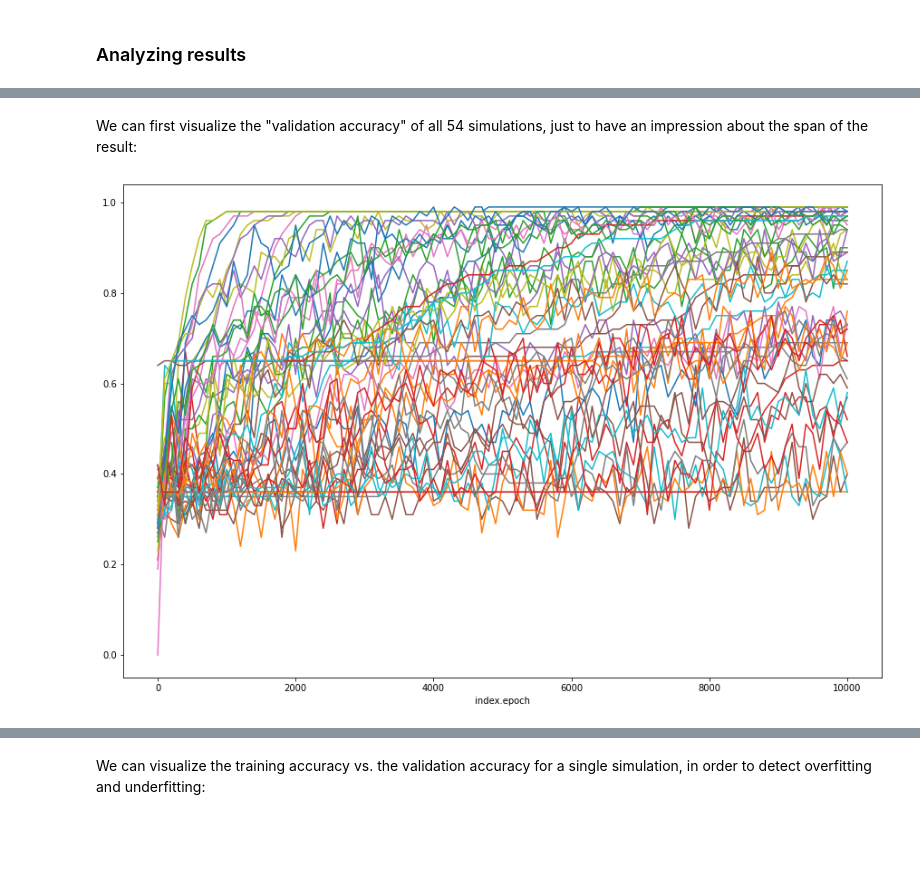
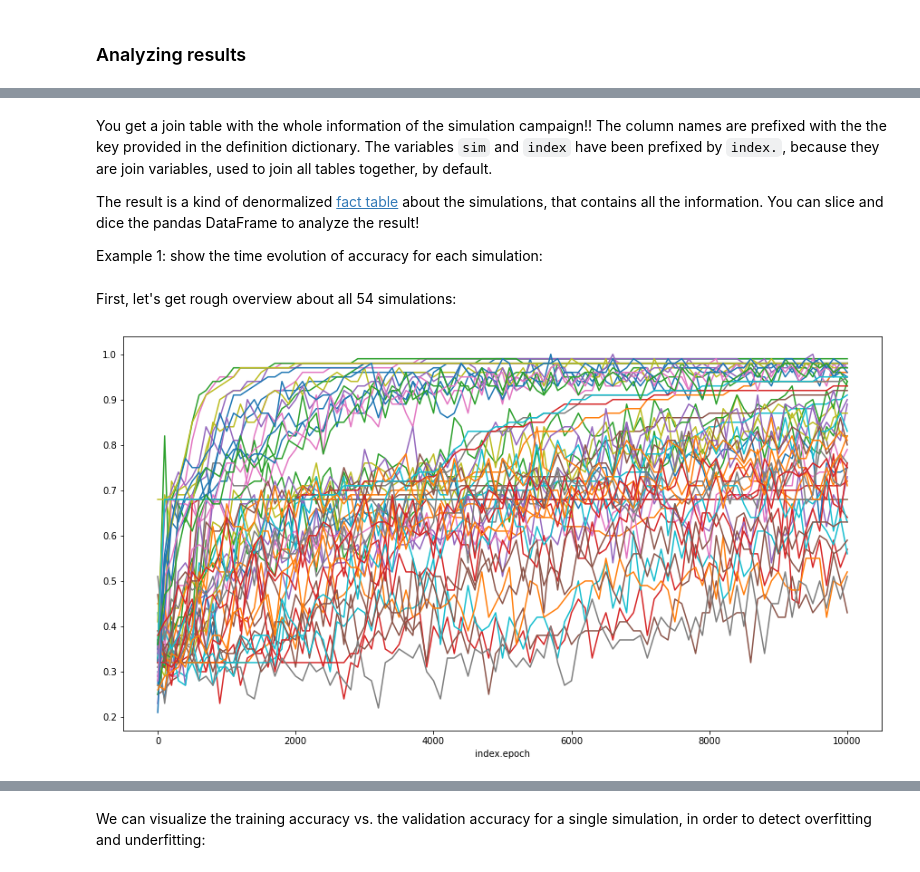
Before and after one commit to jeromerg/filoc, a Jupyter notebook: examples/example_ml.ipynb, the cells around one changed output, grey strips where cells are left out. Drawn from its saved outputs; the diff is of its cells as text; code cells hidden in the pictures; blank space fills up the shorter version.

```diff
--- a/examples/example_ml.ipynb
+++ b/examples/example_ml.ipynb
@@ -524,9 +477,15 @@ Example 1: show the time evolution of accuracy for each simulation:
-# %% [markdown]
-We can first visualize the "validation accuracy" of all 54 simulations, just to have an impression about the span of the result:
+# %% [markdown]
+<span class="post-remark">You get a join table with the whole information of the simulation campaign!! The column names are prefixed with the the key provided in the definition dictionary. The variables <code>sim</code> and <code>index</code> have been prefixed by <code>index.</code>, because they are join variables, used to join all tables together, by default.</span>
+
+The result is a kind of denormalized [fact table](https://en.wikipedia.org/wiki/Fact_table) about the simulations, that contains all the information. You can slice and dice the pandas DataFrame to analyze the result!
+
+Example 1: show the time evolution of accuracy for each simulation:
+# %% [markdown]
+First, let's get rough overview about all 54 simulations:
 # %%
-plt.rcParams['figure.figsize'] = [15, 10]
+plt.rcParams['figure.figsize'] = [15, 8]
 ax = plt.gca()
 df.groupby(by='index.sim').plot(x='index.epoch', y='result.train_acc', ax=ax, legend=None);
 #df.plot(x='index.epoch', y='result.valid_acc', ax=ax);
 # %% [output]
-[figure, old version]
+[figure, new version]
```
Also changed, not shown: parts of 38 cells of this notebook, 2 other files.
